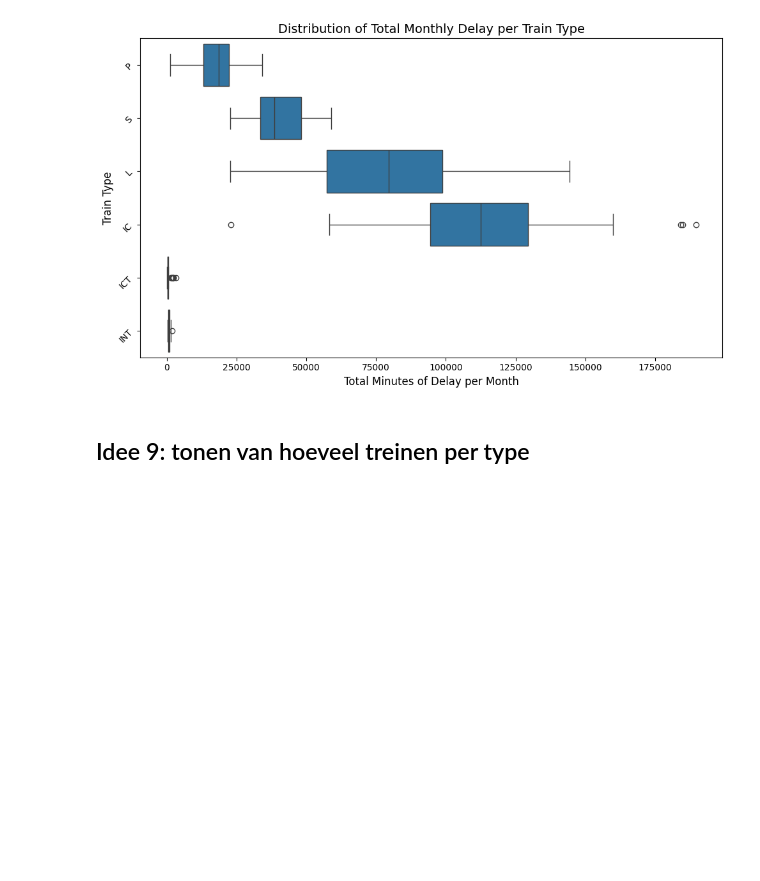
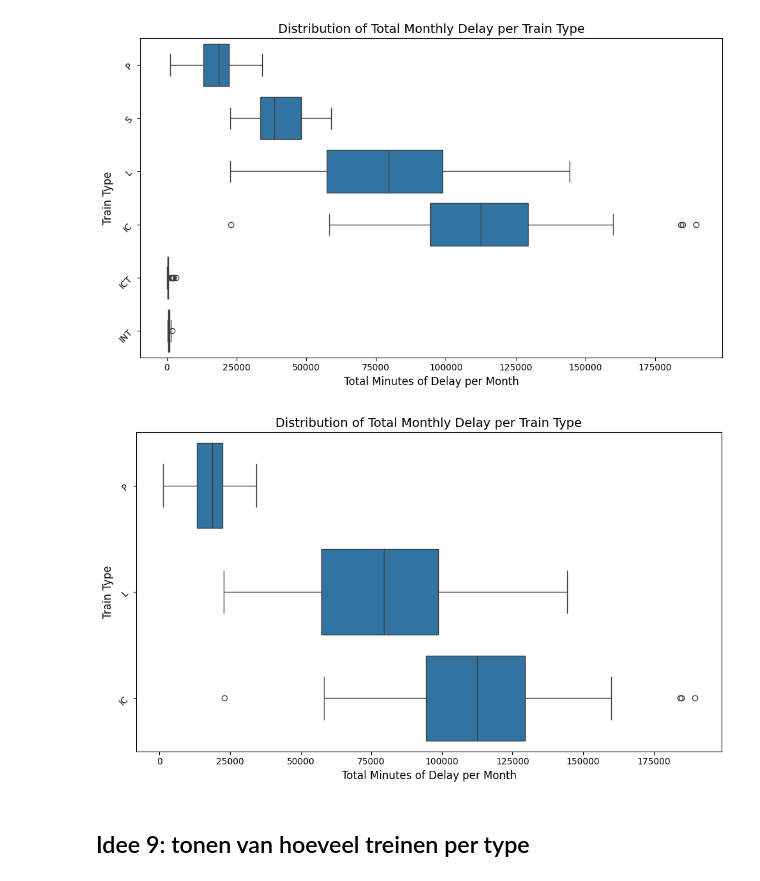
Before and after one commit to Datavisualiatie-UGent/project-dv25-6, a Jupyter notebook: analysis/analysis-emma.ipynb, the cells around one changed output. Cells and saved outputs as stored; diff of their text form; code cells hidden in the pictures; blank space fills up the shorter version.

```diff
--- a/analysis/analysis-emma.ipynb
+++ b/analysis/analysis-emma.ipynb
@@ -375,6 +398,30 @@ plt.tight_layout()
 plt.show()
 # %% [output]
 [figure]
+# %%
+# Convert 'Month' to datetime for good measure
+df['Month'] = pd.to_datetime(df['Month'], format='%Y-%m')
+
+# Filter out the ICT, INT, and S train types
+filtered_df = df[~df['Train type'].isin(['ICT', 'INT', 'S'])]
+
+# Keep only relevant columns
+delay_by_type = filtered_df[['Train type', 'Minutes of delay']].copy()
+
+# Create the boxplot: distribution of total monthly delay per train type
+plt.figure(figsize=(10, 6))
+sns.boxplot(data=delay_by_type, y='Train type', x='Minutes of delay')
+
+# Customize
+plt.title("Distribution of Total Monthly Delay per Train Type", fontsize=14)
+plt.ylabel("Train Type", fontsize=12)
+plt.xlabel("Total Minutes of Delay per Month", fontsize=12)
+plt.yticks(rotation=45)
+
+plt.tight_layout()
+plt.show()
+# %% [output]
+[figure, added]
 # %% [markdown]
 ## Idee 9: tonen van hoeveel treinen per type
 # %%
```
Also changed, not shown: parts of 3 cells of this notebook.
